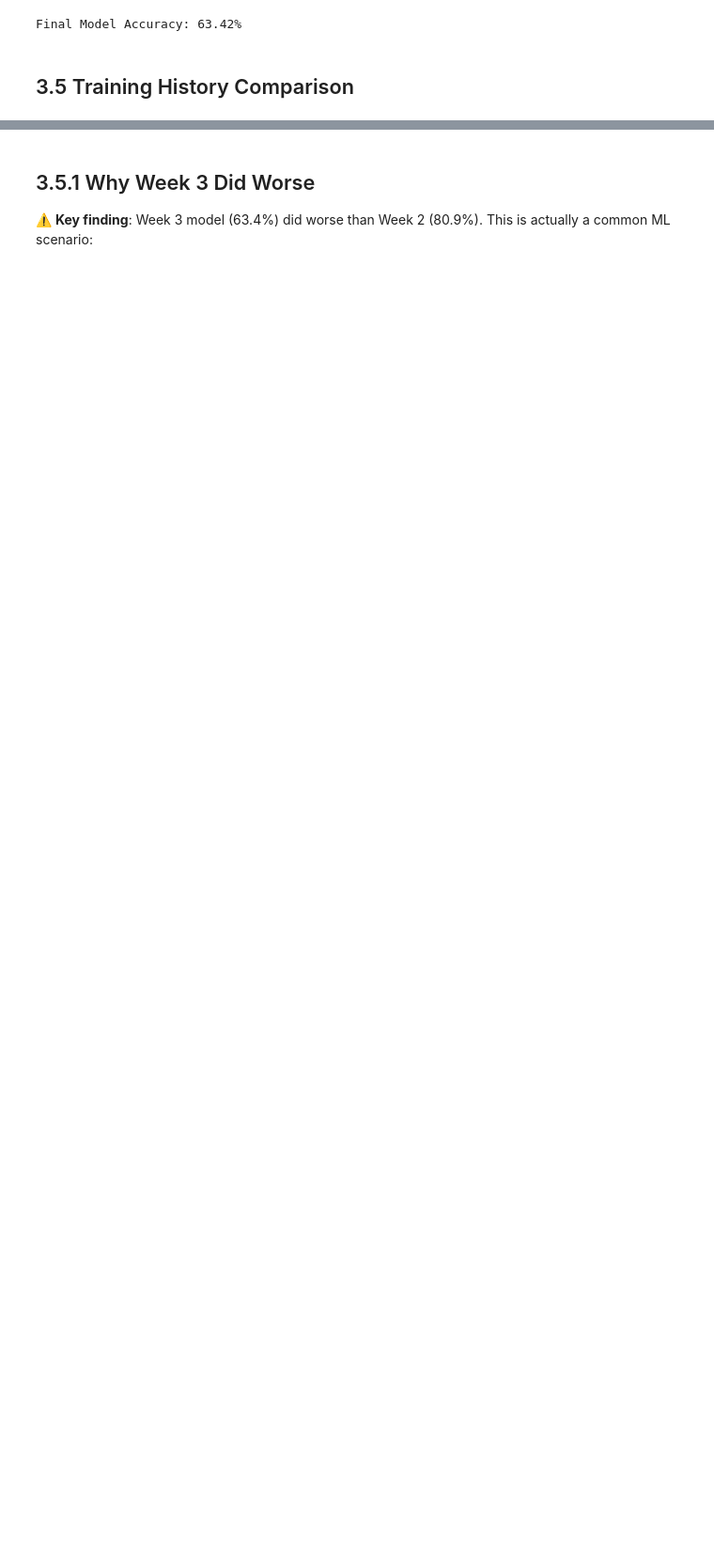
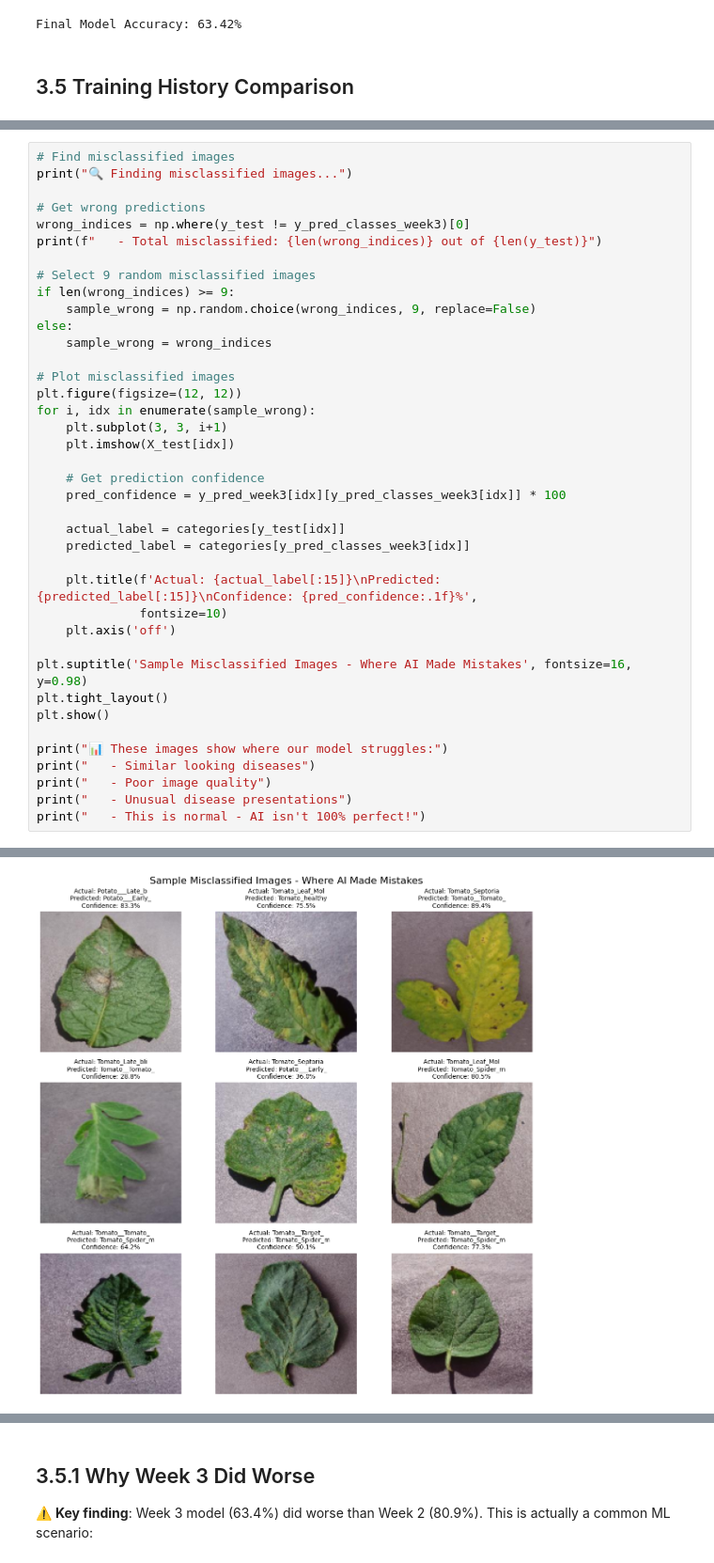
Before and after one commit to ARUN-L-KUMAR/AICTE-Sustainable-Agriculture, a Jupyter notebook: final_crop_disease_detection.ipynb, the cells around one changed output, grey strips where cells are left out. Shown at 94% size. Saved outputs shown, nothing was run; the diff lists cells and outputs as text; blank space fills up the shorter version.

```diff
--- a/final_crop_disease_detection.ipynb
+++ b/final_crop_disease_detection.ipynb
@@ -897,0 +927,40 @@ else:
+# %%
+# Find misclassified images
+print("🔍 Finding misclassified images...")
+
+# Get wrong predictions
+wrong_indices = np.where(y_test != y_pred_classes_week3)[0]
+print(f"   - Total misclassified: {len(wrong_indices)} out of {len(y_test)}")
+
+# Select 9 random misclassified images
+if len(wrong_indices) >= 9:
+    sample_wrong = np.random.choice(wrong_indices, 9, replace=False)
+else:
+    sample_wrong = wrong_indices
+
+# Plot misclassified images
+plt.figure(figsize=(12, 12))
+for i, idx in enumerate(sample_wrong):
+    plt.subplot(3, 3, i+1)
+    plt.imshow(X_test[idx])
+
+    # Get prediction confidence
+    pred_confidence = y_pred_week3[idx][y_pred_classes_week3[idx]] * 100
+
+    actual_label = categories[y_test[idx]]
+    predicted_label = categories[y_pred_classes_week3[idx]]
+
+    plt.title(f'Actual: {actual_label[:15]}\nPredicted: {predicted_label[:15]}\nConfidence: {pred_confidence:.1f}%',
+              fontsize=10)
+    plt.axis('off')
+
+plt.suptitle('Sample Misclassified Images - Where AI Made Mistakes', fontsize=16, y=0.98)
+plt.tight_layout()
+plt.show()
+
+print("📊 These images show where our model struggles:")
+print("   - Similar looking diseases")
+print("   - Poor image quality")
+print("   - Unusual disease presentations")
+print("   - This is normal - AI isn't 100% perfect!")
+# %% [output]
@@ -897,0 +969 @@ else:
+[figure, added]
```
Also changed, not shown: parts of 3 cells of this notebook.
